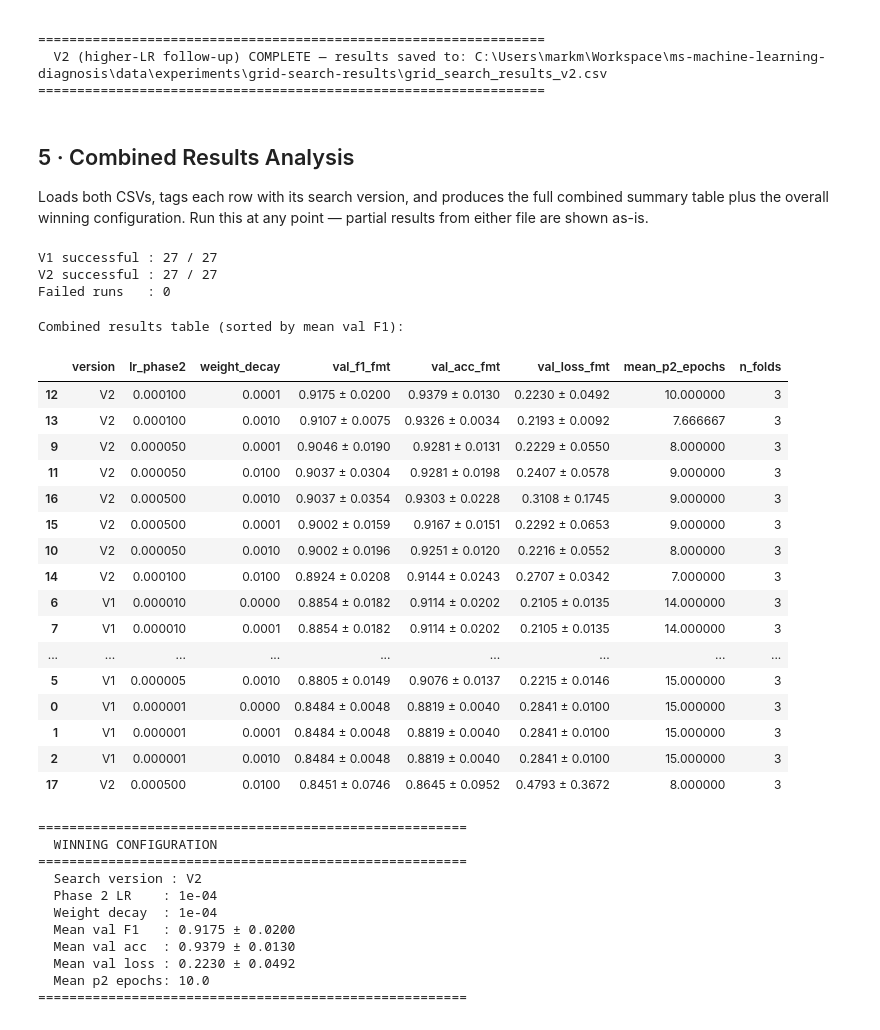
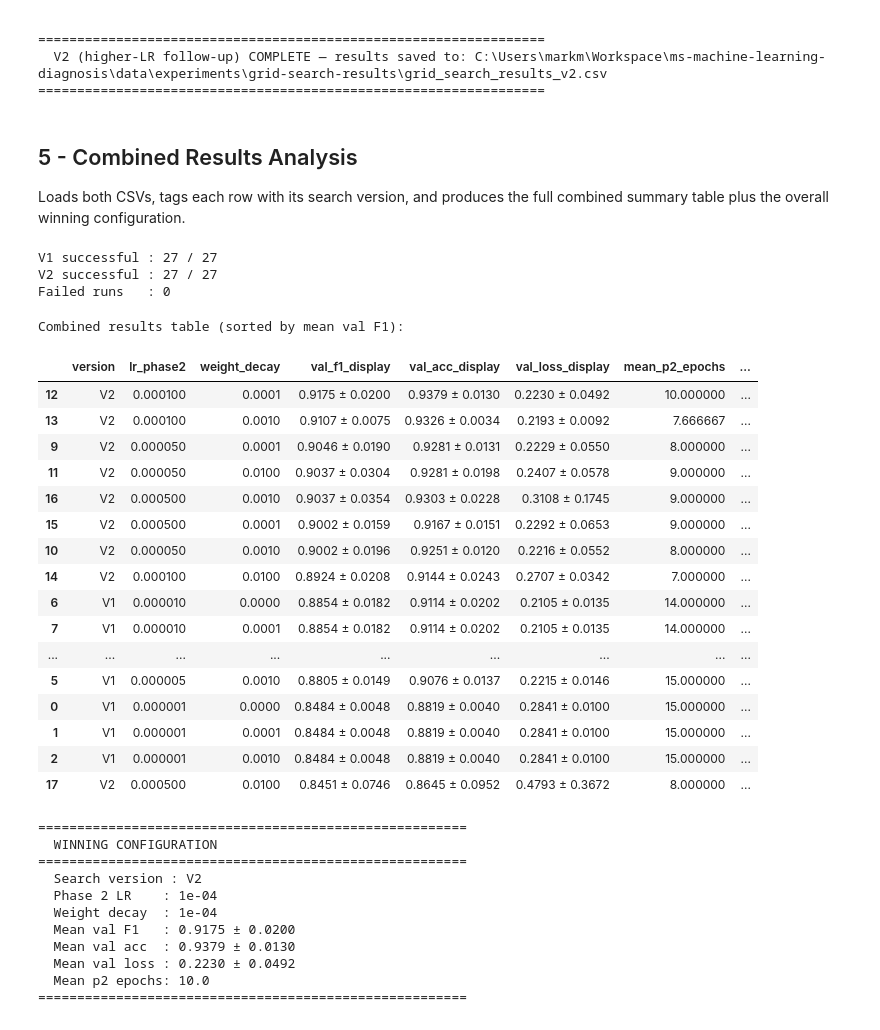
Before and after one commit to Mark-McNaught/ms-machine-learning-diagnosis, a Jupyter notebook: src/experiments/grid-search.ipynb, the cells around one changed output. Drawn from its saved outputs; the diff is of its cells as text; code cells hidden in the pictures.

```diff
--- a/src/experiments/grid-search.ipynb
+++ b/src/experiments/grid-search.ipynb
@@ -346,25 +327,19 @@ SKIP  lr2=5e-04  wd=1e-02  fold=1/3
   V2 (higher-LR follow-up) COMPLETE — results saved to: C:\Users\markm\Workspace\ms-machine-learning-diagnosis\data\experiments\grid-search-results\grid_search_results_v2.csv
 =================================================================
 # %% [markdown]
-## 5 · Combined Results Analysis
+## 5 - Combined Results Analysis
 
-Loads both CSVs, tags each row with its search version, and produces the full combined summary table plus the overall winning configuration. Run this at any point — partial results from either file are shown as-is.
+Loads both CSVs, tags each row with its search version, and produces the full combined summary table plus the overall winning configuration.
 # %%
-def load_results(results_file, version_label):
-    """Load a results CSV, fill NaN errors, tag with version label."""
-    if not results_file.exists():
-        print(f"Not found: {results_file.name} — skipping.")
-        return pd.DataFrame()
-    df = pd.read_csv(results_file)
+dfs = []
+for path, label in [(RESULTS_FILE_V1, "V1"), (RESULTS_FILE_V2, "V2")]:
+    df = pd.read_csv(path)
     df["error"]   = df["error"].fillna("")
-    df["version"] = version_label
-    return df
+    df["version"] = label
+    dfs.append(df)
 
+df_all = pd.concat(dfs, ignore_index=True)
 
-df_v1 = load_results(RESULTS_FILE_V1, "V1")
-df_v2 = load_results(RESULTS_FILE_V2, "V2")
-
-df_all = pd.concat([df_v1, df_v2], ignore_index=True)
 df_ok  = df_all[df_all["error"] == ""].copy()
 df_fail = df_all[df_all["error"] != ""].copy()
 
@@ -389,53 +364,53 @@ Failed runs   : 0
 # %%
 # Aggregate across folds — grouped by version + lr_phase2 + weight_decay
 group_cols = ["version", "lr_phase2", "weight_decay"]
 
 summary = (
     df_ok
     .groupby(group_cols)
     .agg(
         mean_val_f1   = ("val_f1",        "mean"),
         std_val_f1    = ("val_f1",        "std"),
         mean_val_acc  = ("val_acc",       "mean"),
         std_val_acc   = ("val_acc",       "std"),
         mean_val_loss = ("val_loss",      "mean"),
         std_val_loss  = ("val_loss",      "std"),
         mean_p2_epochs= ("p2_epochs_run", "mean"),
         n_folds       = ("val_f1",        "count"),
     )
     .reset_index()
     .sort_values(["mean_val_f1", "mean_val_loss"], ascending=[False, True])
 )
 
-summary["val_f1_fmt"]  = summary.apply(lambda r: f"{r.mean_val_f1:.4f} ± {r.std_val_f1:.4f}", axis=1)
-summary["val_acc_fmt"] = summary.apply(lambda r: f"{r.mean_val_acc:.4f} ± {r.std_val_acc:.4f}", axis=1)
-summary["val_loss_fmt"]= summary.apply(lambda r: f"{r.mean_val_loss:.4f} ± {r.std_val_loss:.4f}", axis=1)
+summary["val_f1_display"]  = summary.apply(lambda r: f"{r.mean_val_f1:.4f} ± {r.std_val_f1:.4f}", axis=1)
+summary["val_acc_display"] = summary.apply(lambda r: f"{r.mean_val_acc:.4f} ± {r.std_val_acc:.4f}", axis=1)
+summary["val_loss_display"]= summary.apply(lambda r: f"{r.mean_val_loss:.4f} ± {r.std_val_loss:.4f}", axis=1)
 
 display_cols = ["version", "lr_phase2", "weight_decay",
-                "val_f1_fmt", "val_acc_fmt", "val_loss_fmt",
+                "val_f1_display", "val_acc_display", "val_loss_display",
                 "mean_p2_epochs", "n_folds"]
 
 print("\nCombined results table (sorted by mean val F1):\n")
 summary[display_cols]
 # %% [output]
 Combined results table (sorted by mean val F1):
-|  | version | lr_phase2 | weight_decay | val_f1_fmt | val_acc_fmt | val_loss_fmt | mean_p2_epochs | n_folds |
-| 12 | V2 | 0.000100 | 0.0001 | 0.9175 ± 0.0200 | 0.9379 ± 0.0130 | 0.2230 ± 0.0492 | 10.000000 | 3 |
-| 13 | V2 | 0.000100 | 0.0010 | 0.9107 ± 0.0075 | 0.9326 ± 0.0034 | 0.2193 ± 0.0092 | 7.666667 | 3 |
-| 9 | V2 | 0.000050 | 0.0001 | 0.9046 ± 0.0190 | 0.9281 ± 0.0131 | 0.2229 ± 0.0550 | 8.000000 | 3 |
-| 11 | V2 | 0.000050 | 0.0100 | 0.9037 ± 0.0304 | 0.9281 ± 0.0198 | 0.2407 ± 0.0578 | 9.000000 | 3 |
-| 16 | V2 | 0.000500 | 0.0010 | 0.9037 ± 0.0354 | 0.9303 ± 0.0228 | 0.3108 ± 0.1745 | 9.000000 | 3 |
-| 15 | V2 | 0.000500 | 0.0001 | 0.9002 ± 0.0159 | 0.9167 ± 0.0151 | 0.2292 ± 0.0653 | 9.000000 | 3 |
-| 10 | V2 | 0.000050 | 0.0010 | 0.9002 ± 0.0196 | 0.9251 ± 0.0120 | 0.2216 ± 0.0552 | 8.000000 | 3 |
-| 14 | V2 | 0.000100 | 0.0100 | 0.8924 ± 0.0208 | 0.9144 ± 0.0243 | 0.2707 ± 0.0342 | 7.000000 | 3 |
-| 6 | V1 | 0.000010 | 0.0000 | 0.8854 ± 0.0182 | 0.9114 ± 0.0202 | 0.2105 ± 0.0135 | 14.000000 | 3 |
-| 7 | V1 | 0.000010 | 0.0001 | 0.8854 ± 0.0182 | 0.9114 ± 0.0202 | 0.2105 ± 0.0135 | 14.000000 | 3 |
+|  | version | lr_phase2 | weight_decay | val_f1_display | val_acc_display | val_loss_display | mean_p2_epochs | ... |
+| 12 | V2 | 0.000100 | 0.0001 | 0.9175 ± 0.0200 | 0.9379 ± 0.0130 | 0.2230 ± 0.0492 | 10.000000 | ... |
+| 13 | V2 | 0.000100 | 0.0010 | 0.9107 ± 0.0075 | 0.9326 ± 0.0034 | 0.2193 ± 0.0092 | 7.666667 | ... |
+| 9 | V2 | 0.000050 | 0.0001 | 0.9046 ± 0.0190 | 0.9281 ± 0.0131 | 0.2229 ± 0.0550 | 8.000000 | ... |
+| 11 | V2 | 0.000050 | 0.0100 | 0.9037 ± 0.0304 | 0.9281 ± 0.0198 | 0.2407 ± 0.0578 | 9.000000 | ... |
+| 16 | V2 | 0.000500 | 0.0010 | 0.9037 ± 0.0354 | 0.9303 ± 0.0228 | 0.3108 ± 0.1745 | 9.000000 | ... |
+| 15 | V2 | 0.000500 | 0.0001 | 0.9002 ± 0.0159 | 0.9167 ± 0.0151 | 0.2292 ± 0.0653 | 9.000000 | ... |
+| 10 | V2 | 0.000050 | 0.0010 | 0.9002 ± 0.0196 | 0.9251 ± 0.0120 | 0.2216 ± 0.0552 | 8.000000 | ... |
+| 14 | V2 | 0.000100 | 0.0100 | 0.8924 ± 0.0208 | 0.9144 ± 0.0243 | 0.2707 ± 0.0342 | 7.000000 | ... |
+| 6 | V1 | 0.000010 | 0.0000 | 0.8854 ± 0.0182 | 0.9114 ± 0.0202 | 0.2105 ± 0.0135 | 14.000000 | ... |
+| 7 | V1 | 0.000010 | 0.0001 | 0.8854 ± 0.0182 | 0.9114 ± 0.0202 | 0.2105 ± 0.0135 | 14.000000 | ... |
 | ... | ... | ... | ... | ... | ... | ... | ... | ... |
-| 5 | V1 | 0.000005 | 0.0010 | 0.8805 ± 0.0149 | 0.9076 ± 0.0137 | 0.2215 ± 0.0146 | 15.000000 | 3 |
-| 0 | V1 | 0.000001 | 0.0000 | 0.8484 ± 0.0048 | 0.8819 ± 0.0040 | 0.2841 ± 0.0100 | 15.000000 | 3 |
-| 1 | V1 | 0.000001 | 0.0001 | 0.8484 ± 0.0048 | 0.8819 ± 0.0040 | 0.2841 ± 0.0100 | 15.000000 | 3 |
-| 2 | V1 | 0.000001 | 0.0010 | 0.8484 ± 0.0048 | 0.8819 ± 0.0040 | 0.2841 ± 0.0100 | 15.000000 | 3 |
-| 17 | V2 | 0.000500 | 0.0100 | 0.8451 ± 0.0746 | 0.8645 ± 0.0952 | 0.4793 ± 0.3672 | 8.000000 | 3 |
+| 5 | V1 | 0.000005 | 0.0010 | 0.8805 ± 0.0149 | 0.9076 ± 0.0137 | 0.2215 ± 0.0146 | 15.000000 | ... |
+| 0 | V1 | 0.000001 | 0.0000 | 0.8484 ± 0.0048 | 0.8819 ± 0.0040 | 0.2841 ± 0.0100 | 15.000000 | ... |
+| 1 | V1 | 0.000001 | 0.0001 | 0.8484 ± 0.0048 | 0.8819 ± 0.0040 | 0.2841 ± 0.0100 | 15.000000 | ... |
+| 2 | V1 | 0.000001 | 0.0010 | 0.8484 ± 0.0048 | 0.8819 ± 0.0040 | 0.2841 ± 0.0100 | 15.000000 | ... |
+| 17 | V2 | 0.000500 | 0.0100 | 0.8451 ± 0.0746 | 0.8645 ± 0.0952 | 0.4793 ± 0.3672 | 8.000000 | ... |
 # %%
 # Winning configuration across both searches
 best = summary.sort_values(
```
Also changed, not shown: parts of 12 cells of this notebook, 6 other files.
